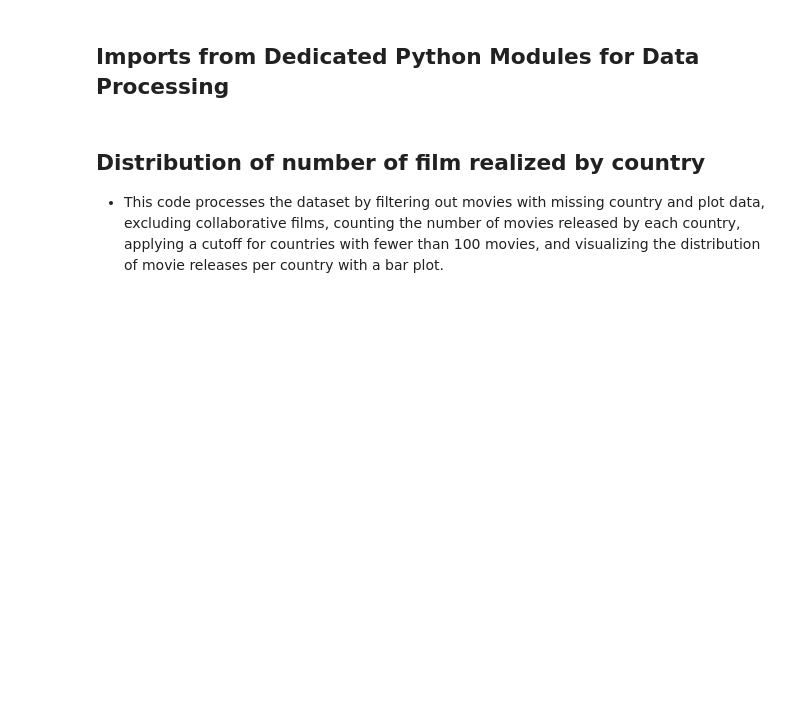
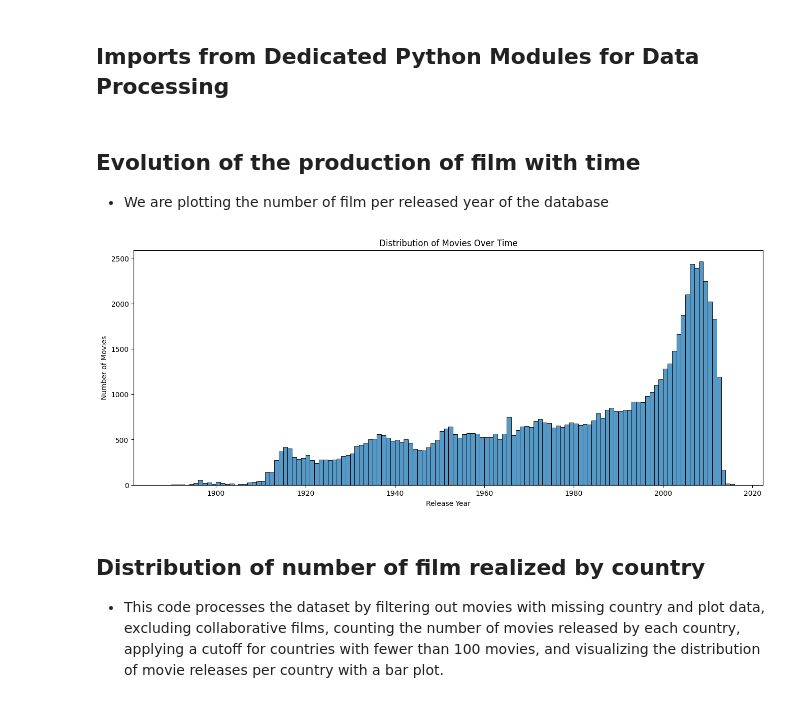
Before and after one commit to epfl-ada/ada-2024-project-spaghettisolution, a Jupyter notebook: results.ipynb, the cells around one changed output. Saved outputs shown, nothing was run; the diff lists cells and outputs as text; code cells hidden in the pictures; blank space fills up the shorter version.

Commit message:
BasicAnalysis and textanalysis clean put in results

```diff
--- a/results.ipynb
+++ b/results.ipynb
@@ -112,6 +119,13 @@ dc.save_cleaned_datas(movies_clean_df, characters_clean_df)
 # Data Wrangling
 # %% [markdown]
 ## Imports from Dedicated Python Modules for Data Processing
+# %% [markdown]
+## Evolution of the production of film with time
+- We are plotting the number of film per released year of the database
+# %%
+dw.plot_movies_distribution(movies_clean_df)
+# %% [output]
+[figure, added]
 # %% [markdown]
 ## Distribution of number of film realized by country
  - This code processes the dataset by filtering out movies with missing country and plot data, excluding collaborative films, counting the number of movies released by each country, applying a cutoff for countries with fewer than 100 movies, and visualizing the distribution of movie releases per country with a bar plot.
```
Also changed, not shown: parts of 22 cells of this notebook, 2 other files.
